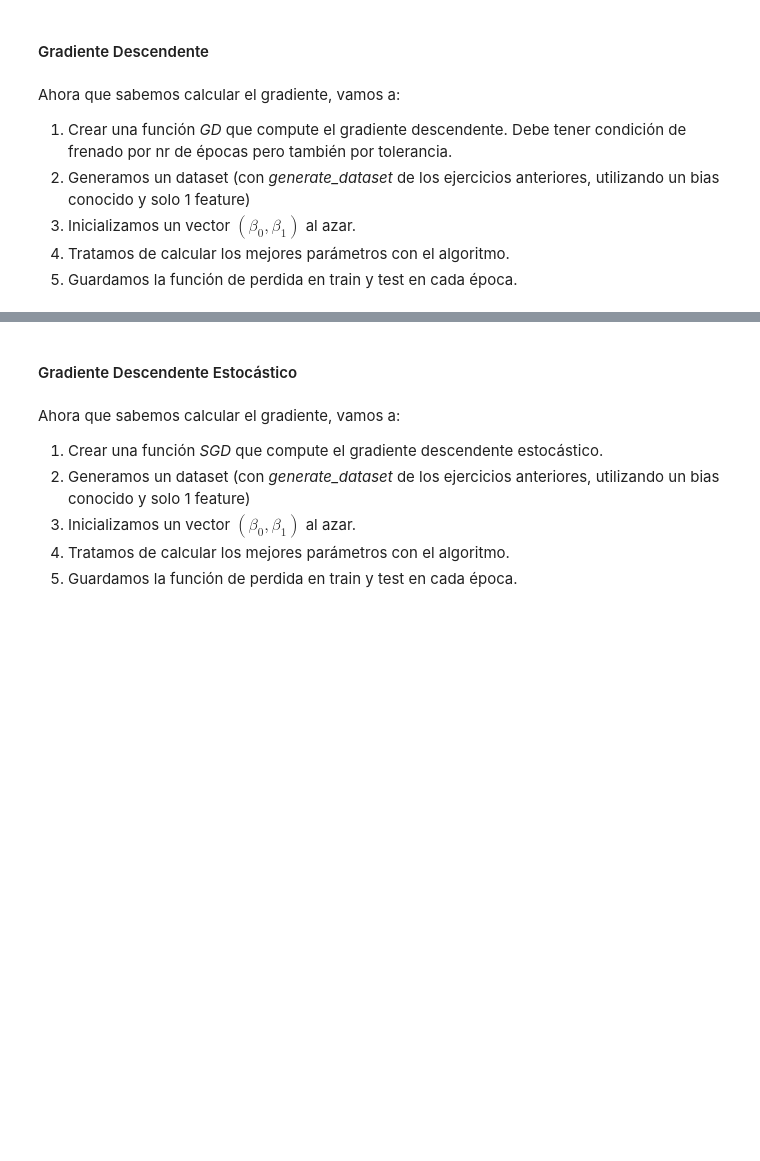
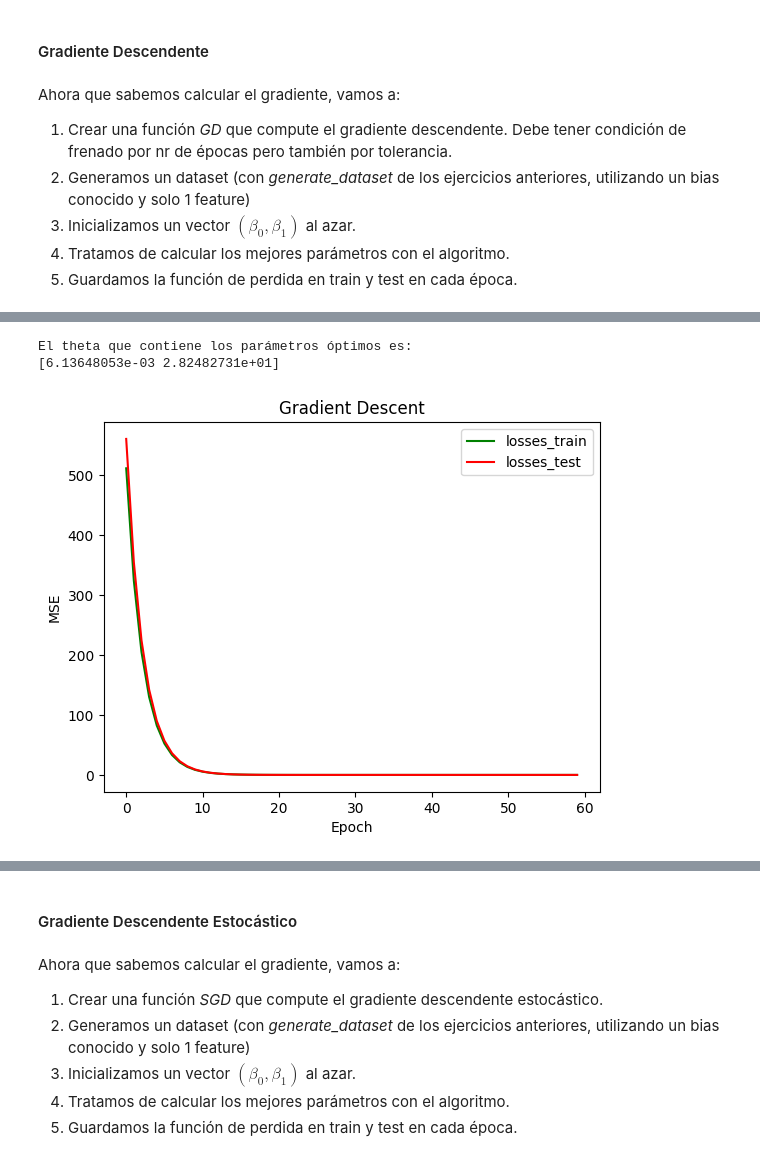
Before and after one commit to Vic-bit/intro_ia, a Jupyter notebook: tp_integrador_enunciado/tpi_parte2.ipynb, the cells around one changed output, grey strips where cells are left out. Cells and saved outputs as stored; diff of their text form; code cells hidden in the pictures; blank space fills up the shorter version.

```diff
--- a/tp_integrador_enunciado/tpi_parte2.ipynb
+++ b/tp_integrador_enunciado/tpi_parte2.ipynb
@@ -1294,0 +1263,66 @@ ValueError: Dot product shape mismatch, (1000, 1) vs (2,)
+# %%
+import numpy as np
+from sklearn.model_selection import train_test_split
+
+def mse(X, y, theta):
+    N = len(y)
+    y_hat = X.dot(theta)
+    mse = (np.transpose(y- y_hat).dot(y- y_hat))/N
+    return mse
+
+def GD(X_train, X_test, y_train, y_test, learning_rate, epochs_max, tol):
+    theta = np.random.rand(X_train.shape[1])
+    losses_train = []
+    losses_test = []
+    epoch = 0
+    while epoch < epochs_max:   #Condición de máximo número de epochs
+        grad = gradient(X_train, y_train, theta)
+
+        theta = theta - learning_rate * grad # W - alpha* Grad
+
+        loss_train = mse(X_train, y_train, theta)
+        loss_test = mse(X_test, y_test, theta)
+
+        losses_train.append(loss_train)
+        losses_test.append(loss_test)
+
+        if epoch > 0 and abs(losses_train[epoch] - losses_train[epoch - 1]) < tol: #Condición de máximo número de tolerancia
+            break
+
+        epoch += 1
+
+    return theta, losses_train, losses_test
+
+epoch_max = 10000
+tol = 1e-9
+learning_rate = 0.1
+
+data = generate_dataset(n_samples=1000,
+                        n_features=1,
+                        n_informative=1,
+                        n_targets=1,
+                        noise=0.5,
+                        output='dataframe')
+
+X = data.drop('target', axis=1)
+X = np.column_stack((np.ones_like(X), X)) #Se le agrega una columna de 1's
+y = data['target']
+
+X_train, X_test, y_train, y_test = train_test_split(X, y, test_size=0.2, random_state=42)
+
+theta_op, losses_train, losses_test = GD(X_train, X_test, y_train, y_test, learning_rate, epoch_max, tol)
+
+print("El theta que contiene los parámetros óptimos es: ")
+print(theta_op)
+
+plt.plot(losses_train, 'g', label = 'losses_train')
+plt.plot(losses_test, 'r', label = 'losses_test')
+plt.legend()
+plt.xlabel('Epoch')
+plt.ylabel('MSE')
+plt.title('Gradient Descent')
+plt.show()
+# %% [output]
+El theta que contiene los parámetros óptimos es:
+[6.13648053e-03 2.82482731e+01]
+[figure, added]
```
Also changed, not shown: parts of 23 cells of this notebook, 1 other file.
